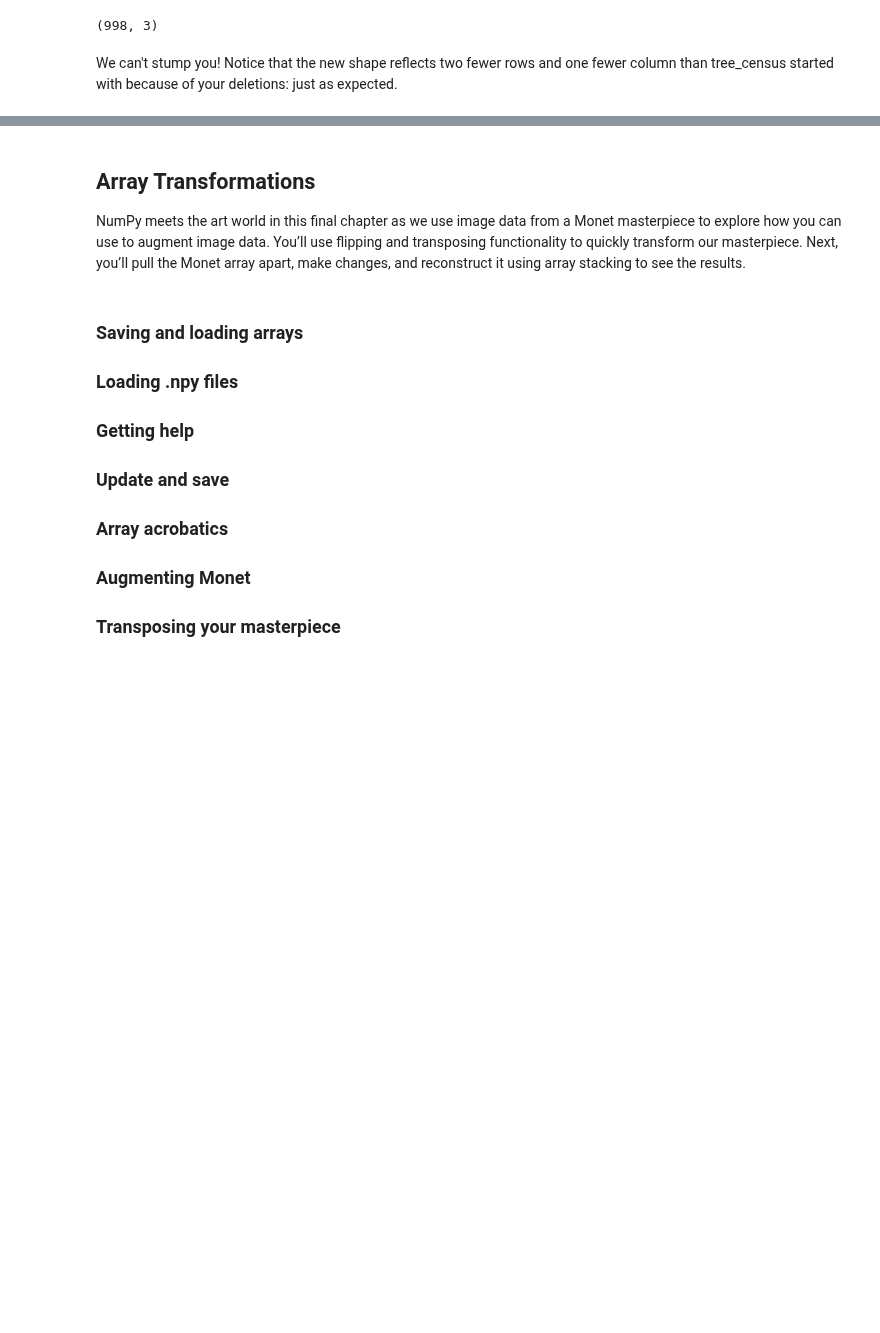
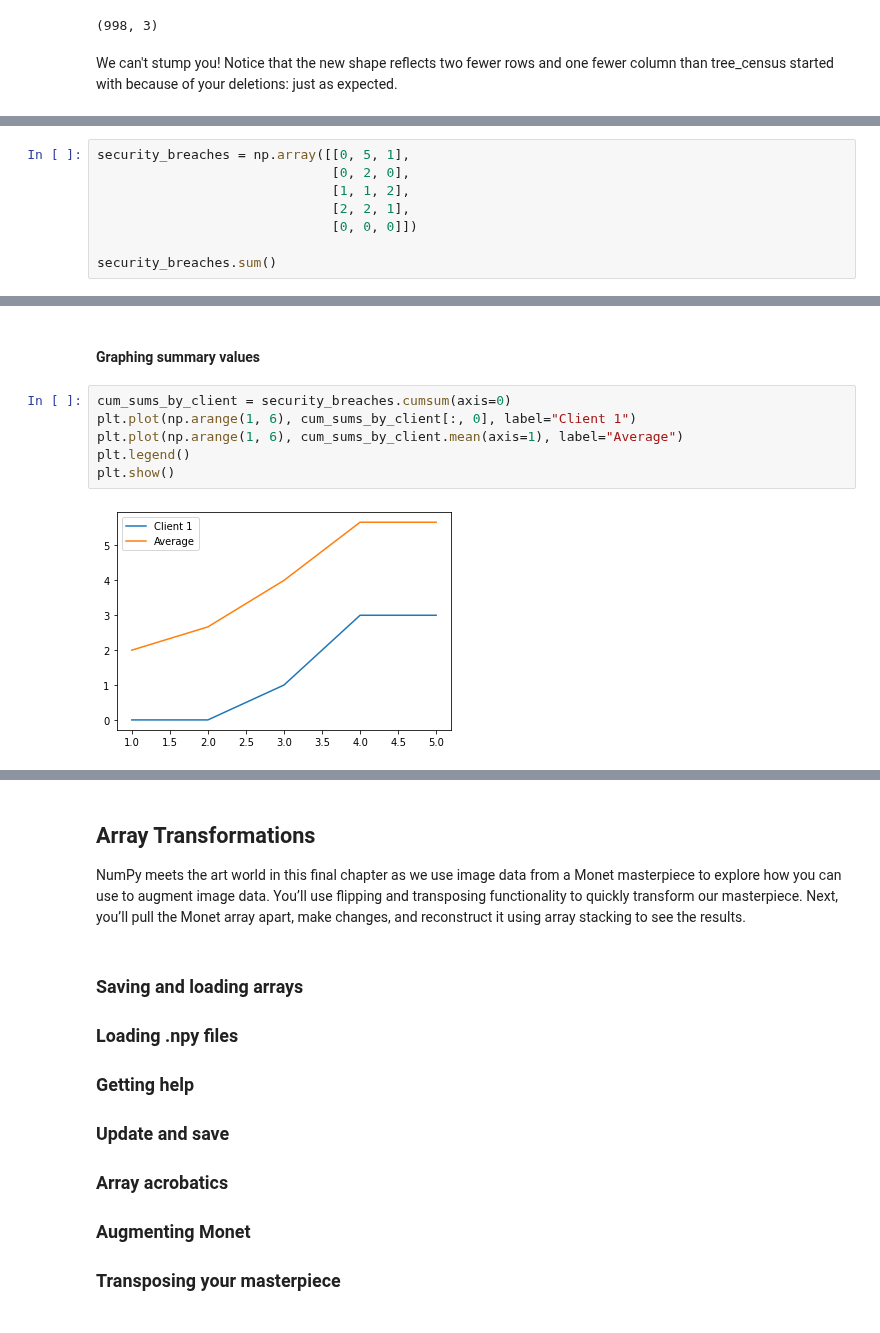
Before and after one commit to anhhaibkhn/Data-Science-selfstudy-notes-Blog, a Jupyter notebook: _notebooks/Introduction to Numpy/2022-08-23-Introduction-to-Numpy.ipynb, the cells around one changed output, grey strips where cells are left out. Drawn from its saved outputs; the diff is of its cells as text; blank space fills up the shorter version.

```diff
--- a/_notebooks/Introduction to Numpy/2022-08-23-Introduction-to-Numpy.ipynb
+++ b/_notebooks/Introduction to Numpy/2022-08-23-Introduction-to-Numpy.ipynb
@@ -373,0 +712,8 @@ We can't stump you! Notice that the new shape reflects two fewer rows and one fe
+# %%
+security_breaches = np.array([[0, 5, 1],
+                              [0, 2, 0],
+                              [1, 1, 2],
+                              [2, 2, 1],
+                              [0, 0, 0]])
+
+security_breaches.sum()
@@ -373,0 +785,10 @@ We can't stump you! Notice that the new shape reflects two fewer rows and one fe
+# %% [markdown]
+#### Graphing summary values
+# %%
+cum_sums_by_client = security_breaches.cumsum(axis=0)
+plt.plot(np.arange(1, 6), cum_sums_by_client[:, 0], label="Client 1")
+plt.plot(np.arange(1, 6), cum_sums_by_client.mean(axis=1), label="Average")
+plt.legend()
+plt.show()
+# %% [output]
+[figure, added]
```
Also changed, not shown: parts of 55 cells of this notebook, 9 other files.
